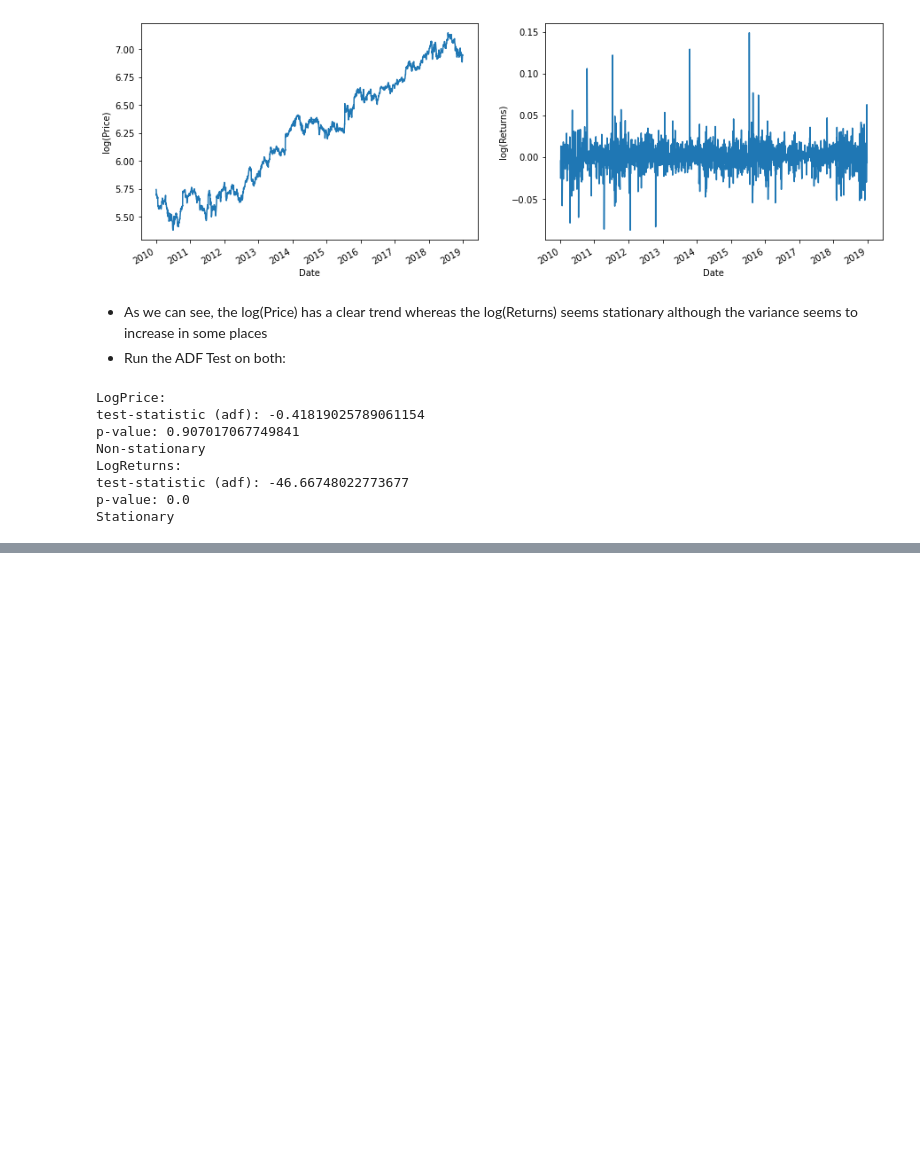
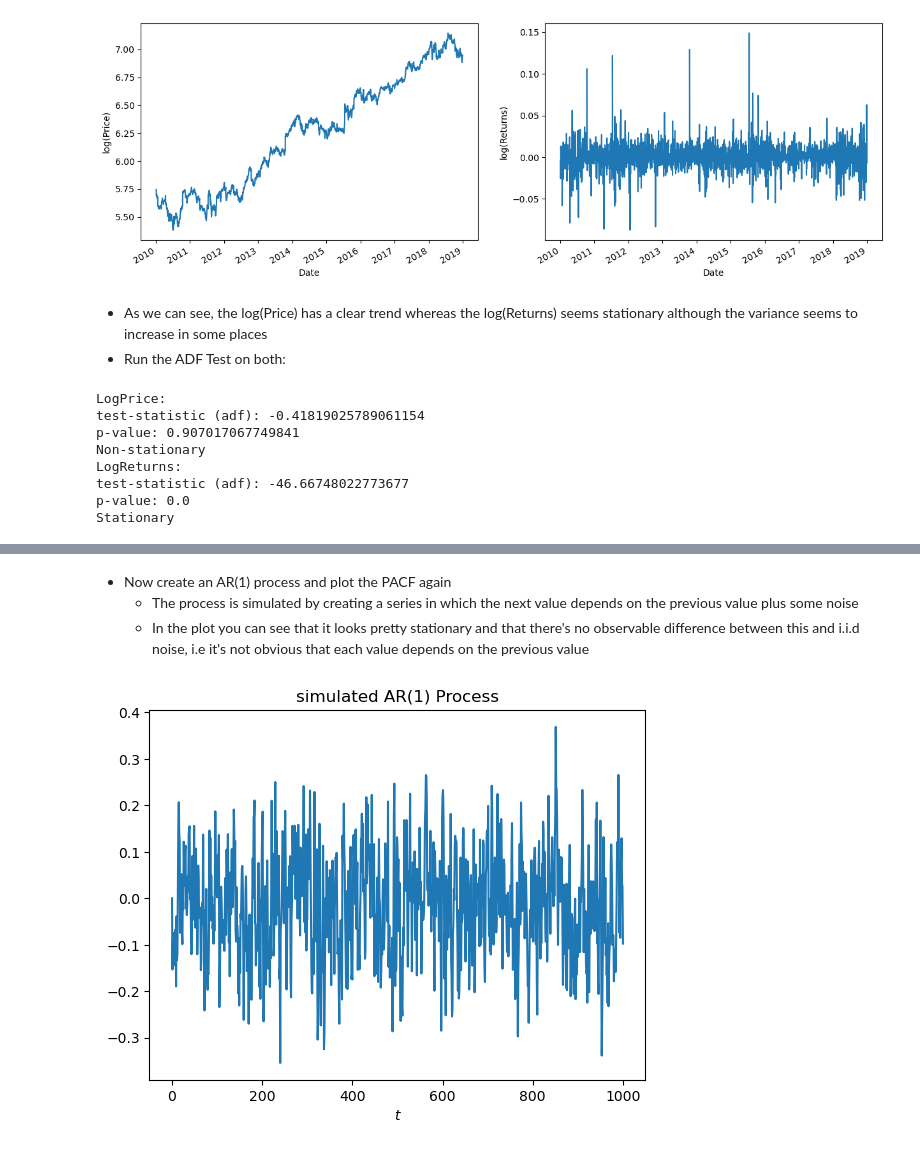
Before and after one commit to les67/TimeSeriesAnalysis_Udemy, a Jupyter notebook: 5_arima.ipynb, the cells around one changed output, grey strips where cells are left out. Saved outputs shown, nothing was run; the diff lists cells and outputs as text; code cells hidden in the pictures; blank space fills up the shorter version.

```diff
--- a/5_arima.ipynb
+++ b/5_arima.ipynb
@@ -530,0 +545,19 @@ Stationary
+# %% [markdown]
+- Now create an AR(1) process and plot the PACF again
+    - The process is simulated by creating a series in which the next value depends on the previous value plus some noise
+    - In the plot you can see that it looks pretty stationary and that there's no observable difference between this and i.i.d noise, i.e it's not obvious that each value depends on the previous value
+# %%
+x1 = [0] # initialize ts
+
+for i in range(1_000): # generate 1000 samples
+    x = 0.5*x1[-1] + 0.1*np.random.randn() # value equal to 0.5*previous value + Gaussian noise with std. = 0.1
+    x1.append(x)
+
+x1 = np.asarray(x1) # transform to numpy array
+
+# plot
+plt.plot(x1);
+plt.xlabel(r'$t$')
+plt.title('simulated AR(1) Process');
+# %% [output]
+[figure, added]
```
Also changed, not shown: parts of 36 cells of this notebook.
